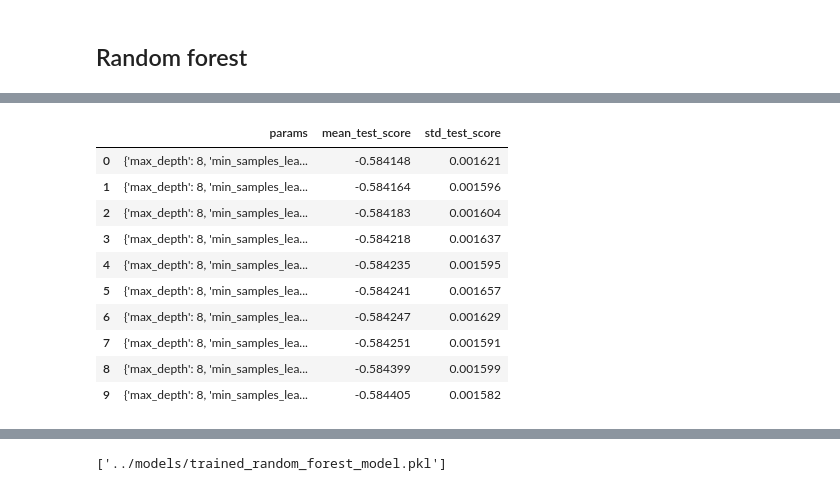
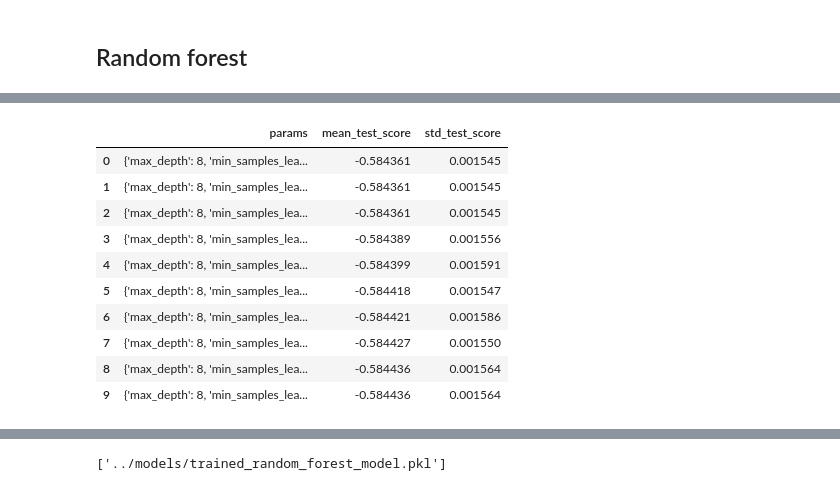
Before and after one commit to JakubWalczak1/tennis_project, a Jupyter notebook: jupyter_notebooks/02_model_development.ipynb, the cells around one changed output, grey strips where cells are left out. Cells and saved outputs as stored; diff of their text form; code cells hidden in the pictures.

```diff
--- a/jupyter_notebooks/02_model_development.ipynb
+++ b/jupyter_notebooks/02_model_development.ipynb
@@ -185,13 +183,11 @@ view_corr(X_train)
 # In match based features it turns out that count of wins or matches played by player is more importent that good ratio.
 # It makes sense because tournaments are always played in play-off system so the better player will always play more matches.
 # After testing different combinations I removed features in a way to balance minimizing correlation and maximizing model performance.
-# I decided to leave both 'rank_points_p12' and 'matches_3yrs_p12' in the model despite quite high correlation because in theory
-# those features are very different because 'matches_3yrs_p12' doesn't take into considerantion tournament's prestige.
+# I decided to leave both 'rank_points_p12' and 'matches_5yrs_p12' in the model despite quite high correlation because in theory
+# those features are very different because 'matches_5yrs_p12' doesn't take into considerantion tournament's prestige.
 # (also it is below 0.7 so this correlation is acceptable)
-X_train_log_reg, X_test_log_reg = remove_feature(X_train, X_test, ['ratio_5yrs_p12', 'wins_5yrs_p12',
-                                                                   'direct_ratio_5yrs_p12', 'surface_wins_5yrs_p12',
-                                                                   'surface_matches_5yrs_p12', '3_mths_wins_p12',
-                                                                   'ratio_pts_3yrs_p12'])
+X_train_log_reg, X_test_log_reg = remove_feature(X_train, X_test, ['ratio_5yrs_p12', 'wins_5yrs_p12', 'surface_wins_5yrs_p12',
+                                                                   'surface_matches_5yrs_p12', '3_mths_wins_p12', 'ratio_pts_3yrs_p12'])
 
 # Training second model.
 log_reg1, w1 = train_and_coefficients(X_train_log_reg, y_train)
@@ -352,13 +329,12 @@ joblib.dump(log_reg_C38, '../models/trained_logistic_regression_model.pkl')
 # I'm using features from X_train_log_reg - so all features minus features that were strongly correlated. So for now I'm also using features
 # that had really low coeffitients in logistic regression. I'll remove appropriate features after checking feature importance in random forest.
 param_distribs = {
-                  'n_estimators': randint(low=250, high=350),
                   'max_depth': randint(low=7, high=9),
                   'min_samples_leaf': randint(low=130, high=170)
                   }
 
 def best_params(X, my_n_iter, my_scoring='neg_log_loss'):
-    rnd_search = RandomizedSearchCV(RandomForestClassifier(random_state=42, n_jobs=-1), param_distributions=param_distribs, cv=5,
+    rnd_search = RandomizedSearchCV(RandomForestClassifier(n_estimators=300, random_state=42, n_jobs=-1), param_distributions=param_distribs, cv=5,
                                     n_iter=my_n_iter, scoring=my_scoring, random_state=42)
     rnd_search.fit(X, y_train)
     cv_results = rnd_search.cv_results_
@@ -437,19 +412,19 @@ feature_importance(best_random_forest, X_train_log_reg)
 # %%
-# Because of the very low importance of some of the features I remove 4 lowest and once more try to find the best parameters.
-X_train_forest, X_test_forest = remove_feature(X_train_log_reg, X_test_log_reg, ['home_adv_p12', 'hand_p12', 'direct_wins_5yrs_p12', 'had_brake_p12'])
+# Because of the very low importance of some of the features I remove 2 lowest and once more try to find the best parameters.
+X_train_forest, X_test_forest = remove_feature(X_train_log_reg, X_test_log_reg, ['home_adv_p12', 'hand_p12'])
 log_loss_best_params2, log_loss_second_params2 = best_params(X_train_forest, 50)
 # %% [output]
 |  | params | mean_test_score | std_test_score |
-| 0 | {'max_depth': 8, 'min_samples_lea... | -0.584148 | 0.001621 |
-| 1 | {'max_depth': 8, 'min_samples_lea... | -0.584164 | 0.001596 |
-| 2 | {'max_depth': 8, 'min_samples_lea... | -0.584183 | 0.001604 |
-| 3 | {'max_depth': 8, 'min_samples_lea... | -0.584218 | 0.001637 |
-| 4 | {'max_depth': 8, 'min_samples_lea... | -0.584235 | 0.001595 |
-| 5 | {'max_depth': 8, 'min_samples_lea... | -0.584241 | 0.001657 |
-| 6 | {'max_depth': 8, 'min_samples_lea... | -0.584247 | 0.001629 |
-| 7 | {'max_depth': 8, 'min_samples_lea... | -0.584251 | 0.001591 |
-| 8 | {'max_depth': 8, 'min_samples_lea... | -0.584399 | 0.001599 |
-| 9 | {'max_depth': 8, 'min_samples_lea... | -0.584405 | 0.001582 |
+| 0 | {'max_depth': 8, 'min_samples_lea... | -0.584361 | 0.001545 |
+| 1 | {'max_depth': 8, 'min_samples_lea... | -0.584361 | 0.001545 |
+| 2 | {'max_depth': 8, 'min_samples_lea... | -0.584361 | 0.001545 |
+| 3 | {'max_depth': 8, 'min_samples_lea... | -0.584389 | 0.001556 |
+| 4 | {'max_depth': 8, 'min_samples_lea... | -0.584399 | 0.001591 |
+| 5 | {'max_depth': 8, 'min_samples_lea... | -0.584418 | 0.001547 |
+| 6 | {'max_depth': 8, 'min_samples_lea... | -0.584421 | 0.001586 |
+| 7 | {'max_depth': 8, 'min_samples_lea... | -0.584427 | 0.001550 |
+| 8 | {'max_depth': 8, 'min_samples_lea... | -0.584436 | 0.001564 |
+| 9 | {'max_depth': 8, 'min_samples_lea... | -0.584436 | 0.001564 |
 # %%
 # Training and comparing 2 best models from previous step.
 best_random_forest2 = train_forest(X_train_forest, y_train, log_loss_best_params2)
```
Also changed, not shown: parts of 15 cells of this notebook, 6 other files.
